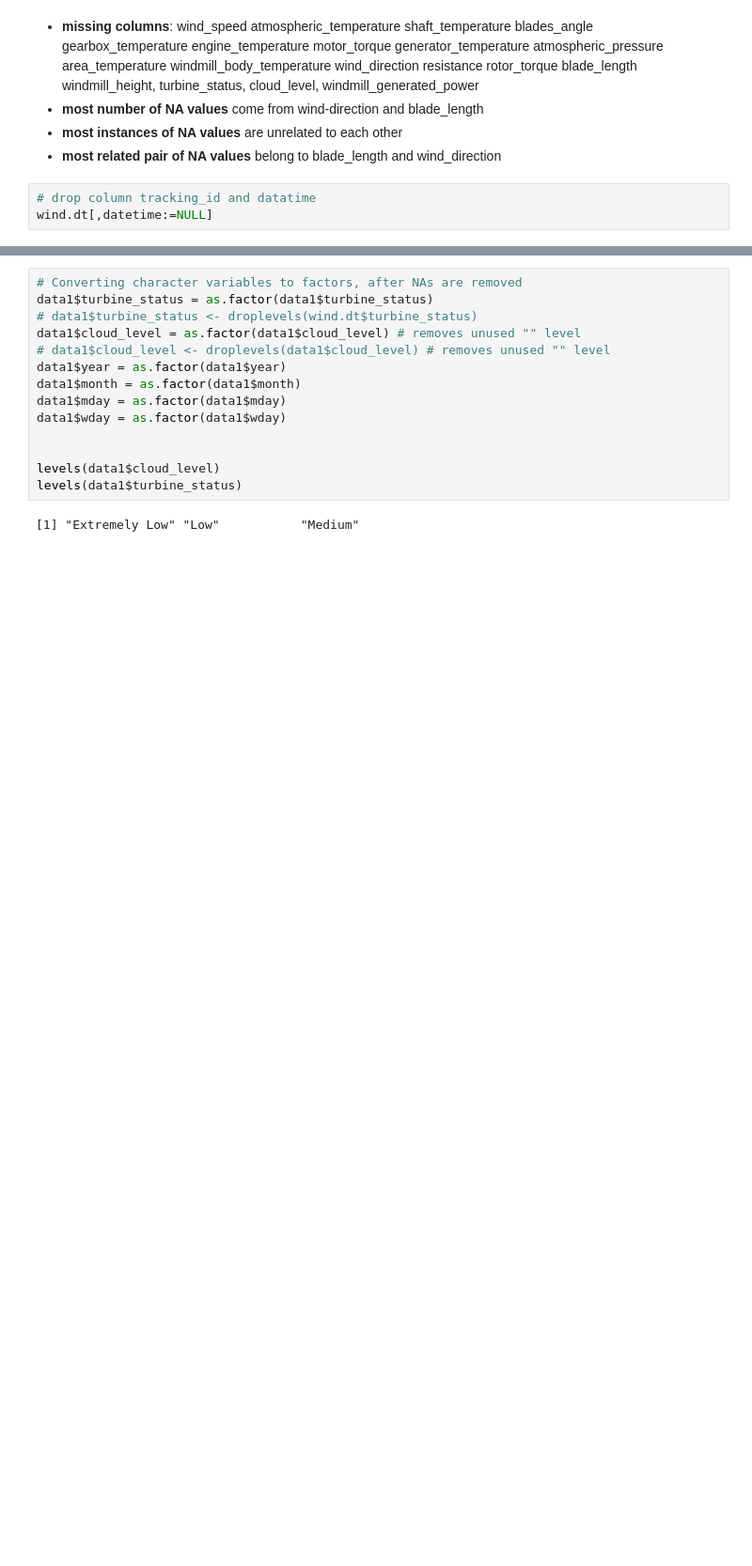
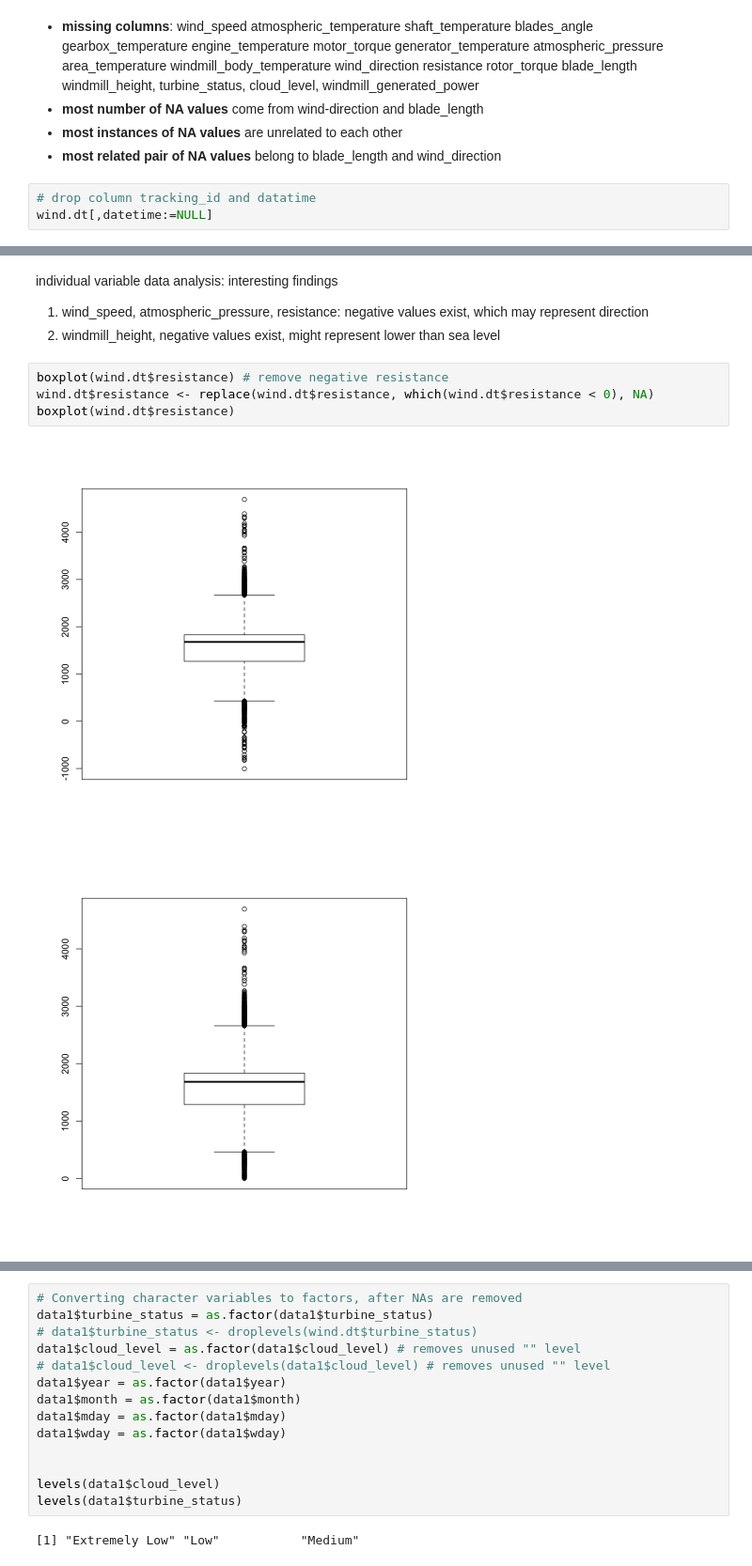
Before and after one commit to leakin185/windmill_power_generation_prediction, a Jupyter notebook: 1. Data Cleaning & Exploration.ipynb, the cells around one changed output, grey strips where cells are left out. Shown at 94% size. Drawn from its saved outputs; the diff is of its cells as text; blank space fills up the shorter version.

Commit message:
further data cleaning

```diff
--- a/1. Data Cleaning & Exploration.ipynb
+++ b/1. Data Cleaning & Exploration.ipynb
@@ -193,0 +202,11 @@ wind.dt[,datetime:=NULL]
+# %% [markdown]
+individual variable data analysis: interesting findings
+1. wind_speed, atmospheric_pressure, resistance: negative values exist, which may represent direction
+2. windmill_height, negative values exist, might represent lower than sea level
+# %%
+boxplot(wind.dt$resistance) # remove negative resistance
+wind.dt$resistance <- replace(wind.dt$resistance, which(wind.dt$resistance < 0), NA)
+boxplot(wind.dt$resistance)
+# %% [output]
+[figure, added]
+[figure, added]
```
Also changed, not shown: parts of 18 cells of this notebook, 2 other files.
